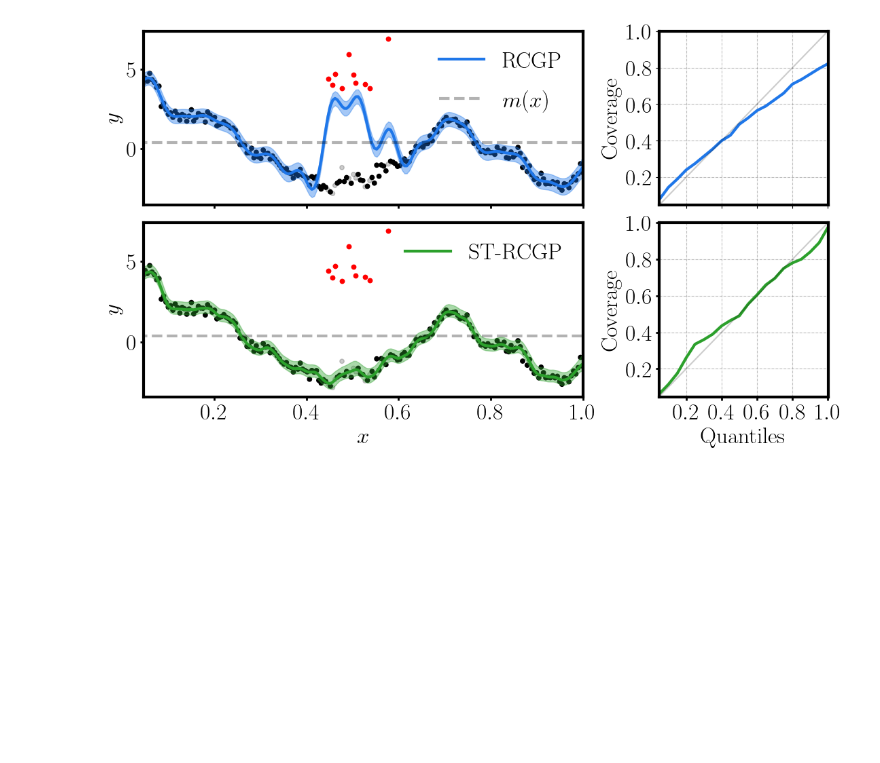
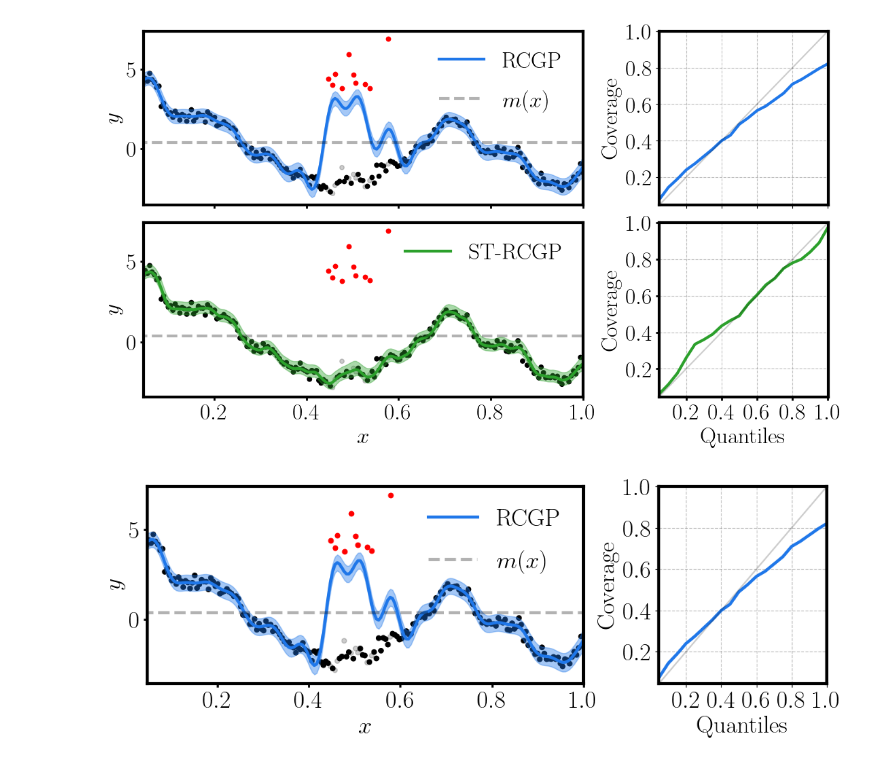
Before and after one commit to williamlaplante/ST-RCGP, a Jupyter notebook: experiments/temporal-data-simulation-focussed-outliers/ST-RCGP-vs-RCGP.ipynb, the cells around one changed output. Drawn from its saved outputs; the diff is of its cells as text; code cells hidden in the pictures; blank space fills up the shorter version.

Commit message:
added separation of two plots for presentation

```diff
--- a/experiments/temporal-data-simulation-focussed-outliers/ST-RCGP-vs-RCGP.ipynb
+++ b/experiments/temporal-data-simulation-focussed-outliers/ST-RCGP-vs-RCGP.ipynb
@@ -297,3 +297,76 @@ fig.subplots_adjust(wspace=0.25, hspace=0.1)  # Reduce spacing between subplots
 #fig.savefig("./simulated-temporal-data-with-focussed-outliers.pdf", format='pdf', bbox_inches='tight')
 # %% [output]
 [figure]
+# %%
+plt.rc('font', family='serif', size=24)
+
+# Create a mosaic layout
+fig, axs = plt.subplot_mosaic(
+    [
+        ["rcgp", "rcgp_quantile"],
+    ],
+    figsize=(12, 3.5),
+    sharex=True,
+    gridspec_kw={"width_ratios": [2.6, 1]}
+)
+
+
+# Top Left Plot
+if outliers:
+    colors = ['black' if i not in outliers_loc else (0,0,0,0.2) for i in range(len(Xs))]
+
+    axs['rcgp'].scatter(Xs, Ys, c=colors, s=85, marker='.')
+
+    axs['rcgp'].scatter(Xs[outliers_loc], Ys_outliers[outliers_loc], c='red', s=85, marker='.')
+
+
+else:
+    for idx in ['rcgp']: axs[idx].scatter(Xs, Ys, s=85, c='black', marker='.', label="Data")
+
+
+
+"""if outliers:
+    for idx in ['rcgp', 'st-rcgp']: axs[idx].set_yscale('symlog')
+"""
+axs["rcgp"].plot(Xs, f_mean_dsm_sine, linewidth=3, linestyle='-', color= "#1f77e9", label="RCGP")
+axs["rcgp"].hlines(Ys_outliers.mean(), 0, 1, color='black', linewidth=3, linestyles='dashed', alpha=0.3, label=r"$m(x)$")
+axs["rcgp"].fill_between(Xs, f_mean_dsm_sine - 1.96*y_pred_std_dsm_sine, f_mean_dsm_sine + 1.96*y_pred_std_dsm_sine, color="#1f77e9", alpha=0.4)
+
+
+axs['rcgp'].set_xlabel(r"$x$")
+
+# Top Right Plot
+axs["rcgp_quantile"].plot(quantiles, coverage_vals_rcgp, "-", color="#1f77e9", linewidth=3)
+axs["rcgp_quantile"].set_xlabel("Quantiles")
+
+for idx in ["rcgp_quantile"]:
+    axs[idx].plot(quantiles, quantiles, "k-", alpha=0.2)
+    nudge = 0.003
+    axs[idx].set_xlim(quantiles[0] - nudge, quantiles[-1] + nudge)
+    axs[idx].set_ylim(quantiles[0] - nudge, quantiles[-1] + nudge)
+    axs[idx].grid(color = 'gray', linestyle = '--', linewidth = 0.8, alpha=0.5)
+
+    axs[idx].set_ylabel("Coverage", fontsize=24)
+    axs[idx].set_xticks([0.2, 0.4, 0.6, 0.8, 1.0])
+    axs[idx].set_yticks([0.2, 0.4, 0.6, 0.8, 1.0])
+
+
+for spine in axs["rcgp"].spines.values():
+    spine.set_linewidth(3.)
+
+for spine in axs["rcgp_quantile"].spines.values():
+    spine.set_linewidth(3.)
+
+axs["rcgp"].tick_params(width=2.)
+
+axs["rcgp"].set_ylabel(r"$y$")
+
+
+axs['rcgp'].legend(ncol=1, fontsize=24, loc="best", labelspacing=0.8, columnspacing=1, frameon=False)
+
+
+# Adjust layout
+fig.subplots_adjust(wspace=0.25, hspace=0.1)  # Reduce spacing between subplots
+#fig.savefig("./RCGP-simulated-temporal-data-with-focussed-outliers.pdf", format='pdf', bbox_inches='tight')
+# %% [output]
+[figure, added]
```
Also changed, not shown: parts of 1 cell of this notebook, 2 other files.
